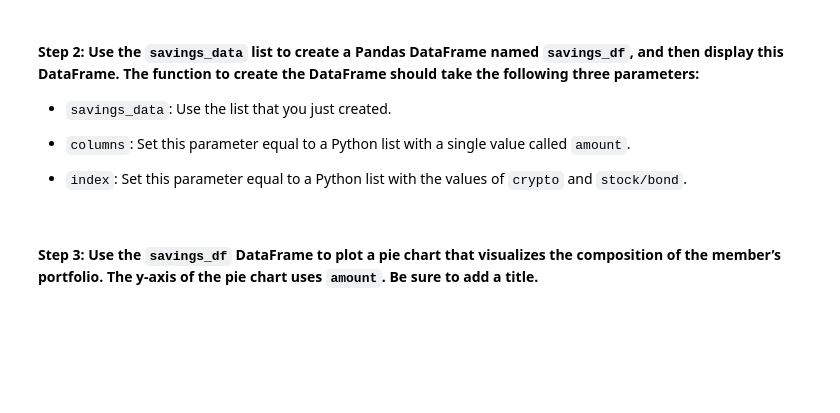
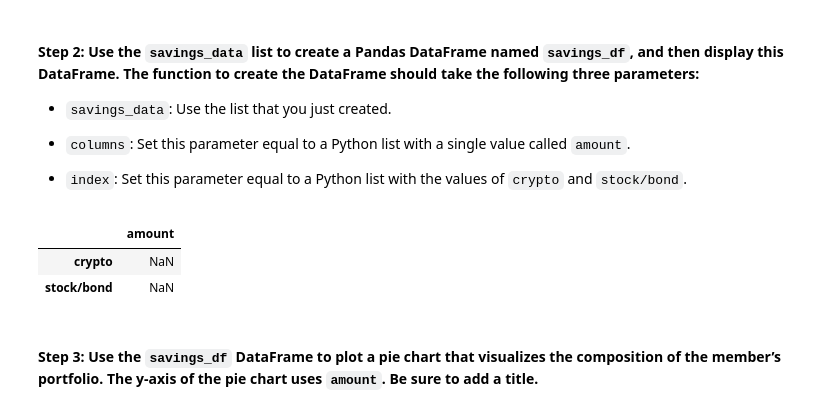
Before and after one commit to justcb/financial_planning, a Jupyter notebook: financial_planning_tools.ipynb, the cells around one changed output. Cells and saved outputs as stored; diff of their text form; code cells hidden in the pictures; blank space fills up the shorter version.

```diff
--- a/financial_planning_tools.ipynb
+++ b/financial_planning_tools.ipynb
@@ -355,3 +352,22 @@ In this section, you’ll use the valuations for the cryptocurrency wallet and f
+# %%
+# Create a Pandas DataFrame called savings_df
+
+savings_df = pd.DataFrame(
+    {'savings_data':[total_crypto_wallet, total_stocks_bonds]},
+    columns=['amount'],
+    index=['crypto', 'stock/bond']
+)
+# Display the savings_df DataFrame
+savings_df
+
+pie_values_df = pd.DataFrame(
+    {'Value':[aapl_value, msft_value]},
+    index=['Apple', 'MSFT']
+)
+# %% [output]
+|  | amount |
+| crypto | NaN |
+| stock/bond | NaN |
 # %% [markdown]
 #### Step 3: Use the `savings_df` DataFrame to plot a pie chart that visualizes the composition of the member’s portfolio. The y-axis of the pie chart uses `amount`. Be sure to add a title.
 # %%
```
Also changed, not shown: parts of 2 cells of this notebook.
